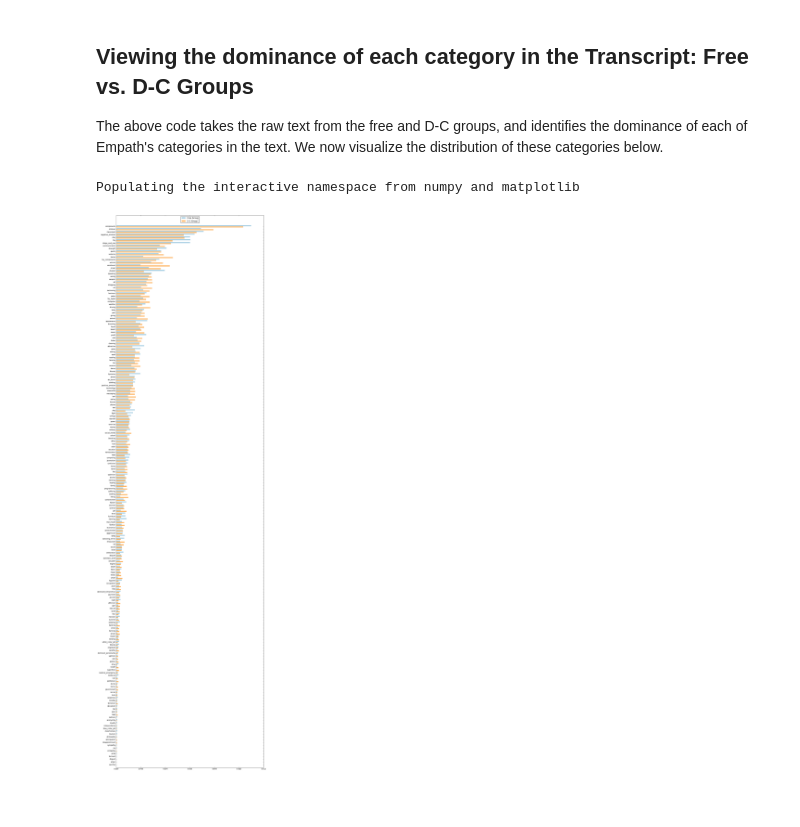
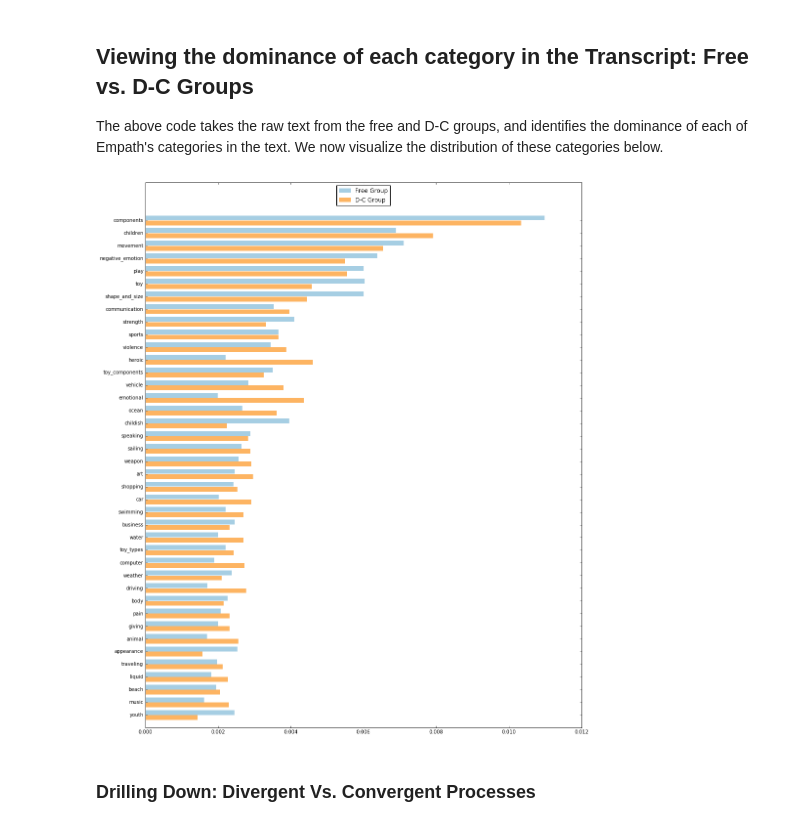
Before and after one commit to senthilchandrasegaran/jupyter-notebooks, a Jupyter notebook: brainstorming-viz/Empath Analysis -- Concept Discussion.ipynb, the cells around one changed output. Saved outputs shown, nothing was run; the diff lists cells and outputs as text; code cells hidden in the pictures; blank space fills up the shorter version.

```diff
--- a/brainstorming-viz/Empath Analysis -- Concept Discussion.ipynb
+++ b/brainstorming-viz/Empath Analysis -- Concept Discussion.ipynb
@@ -128,29 +182,11 @@ for ind, w in enumerate(sorted(combined_weights, key=combined_weights.get)):
 # %% [markdown]
 ## Viewing the dominance of each category in the Transcript: Free vs. D-C Groups
 The above code takes the raw text from the free and D-C groups, and identifies the dominance of each of Empath's categories in the text. We now visualize the distribution of these categories below.
-# %%
-%pylab inline
-pylab.rcParams['figure.figsize'] = (16, 60)
-from matplotlib import pyplot as plt
-import numpy as np
-
-# group_names = group_names[-30:]
-# group1_catvals = group1_catvals[-30:]
-# group2_catvals = group2_catvals[-30:]
-
-yTicks = np.arange(len(group_names))
-yTicks_grp1 = [x+0.2 for x in yTicks]
-yTicks_grp2 = [x-0.2 for x in yTicks]
-
-ax = plt.subplot(111)
-ax.barh(yTicks_grp1, group1_catvals, height=0.38, color='#a6cee3', align='center', lw=0)
-ax.barh(yTicks_grp2, group2_catvals, height=0.38, color='#fdb462', align='center', lw=0)
-ax.set_yticks(yTicks)
-ax.set_yticklabels(group_names)
-ax.set_ylim([-1, len(group_names)+3])
-legend(["Free Group", "D-C Group"], loc=9)
-
-plt.show()
-# %% [output]
-Populating the interactive namespace from numpy and matplotlib
-[figure, removed]
+# %%
+group1_categories = lexicon.analyze(group1, normalize=True)
+group2_categories = lexicon.analyze(group2, normalize=True)
+compare_cats(group1_categories, "Free Group", group2_categories, "D-C Group", 40)
+# %% [output]
+[figure, added]
+# %% [markdown]
+### Drilling Down: Divergent Vs. Convergent Processes
```
Also changed, not shown: parts of 13 cells of this notebook, 2 other files.
